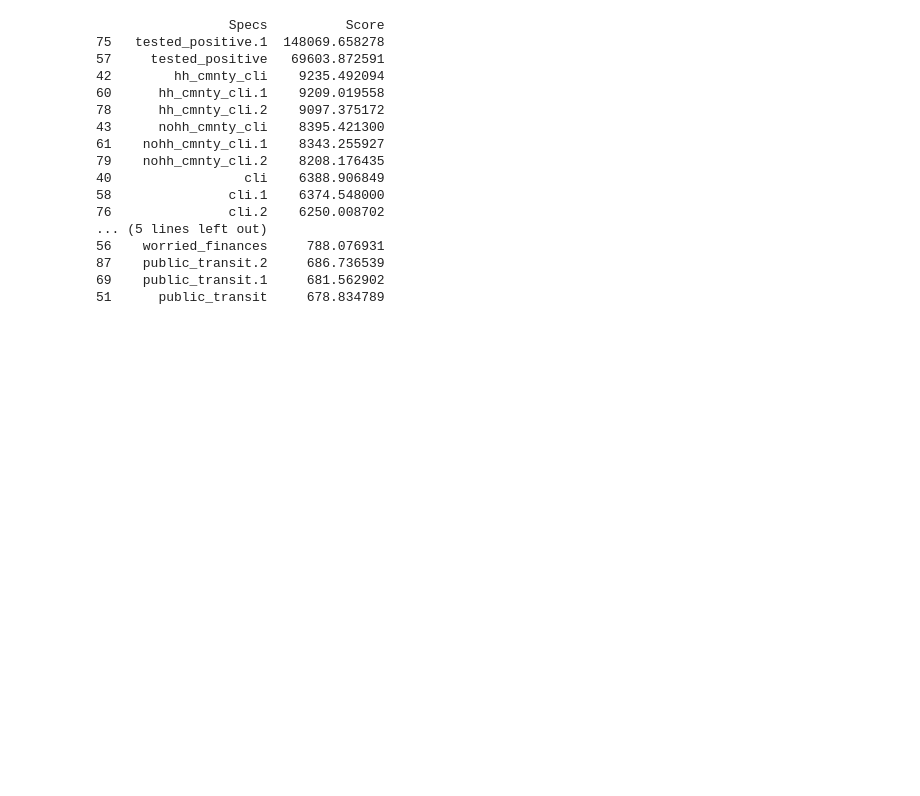
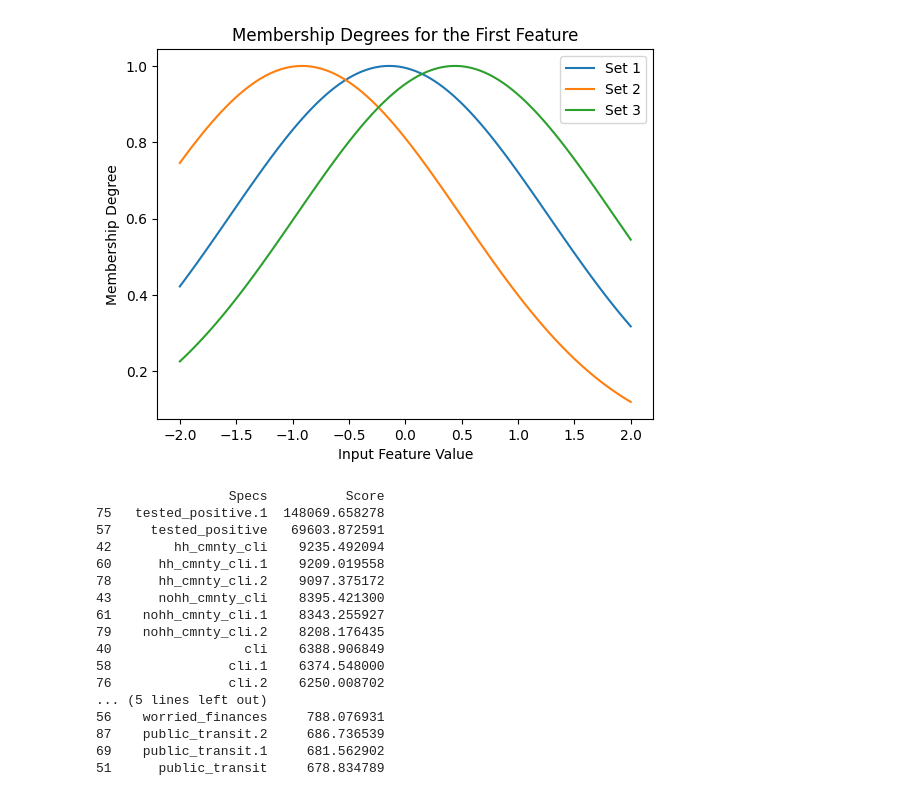
Before and after one commit to novis10813/FuzzyTorch, a Jupyter notebook: FuzzyNet.ipynb, the cells around one changed output. Saved outputs shown, nothing was run; the diff lists cells and outputs as text; code cells hidden in the pictures; blank space fills up the shorter version.

```diff
--- a/FuzzyNet.ipynb
+++ b/FuzzyNet.ipynb
@@ -19,5 +19,27 @@ from sklearn import preprocessing
 
 import pandas as pd
+# %%
+# make sure fuzzification layer works
+layer = Fuzzification(128, 3, membership_function='gaussian')
+# input data
+input_range = torch.linspace(-2, 2, steps=100)  # 根据您的数据范围调整
+input_data = torch.stack([input_range] + [torch.zeros(100)] * (layer.input_dim - 1), dim=1)
+
+# 获取模糊隶属度
+with torch.no_grad():
+    membership_degrees = layer(input_data)
+
+# 绘图
+for i in range(layer.output_dim):
+    plt.plot(input_range.numpy(), membership_degrees[:, 0, i].numpy(), label=f'Set {i+1}')
+
+plt.title('Membership Degrees for the First Feature')
+plt.xlabel('Input Feature Value')
+plt.ylabel('Membership Degree')
+plt.legend()
+plt.show()
+# %% [output]
+[figure, added]
 # %%
 def get_device():
     ''' Get device (if GPU is available, use GPU) '''
```
Also changed, not shown: parts of 9 cells of this notebook, 2 other files.
